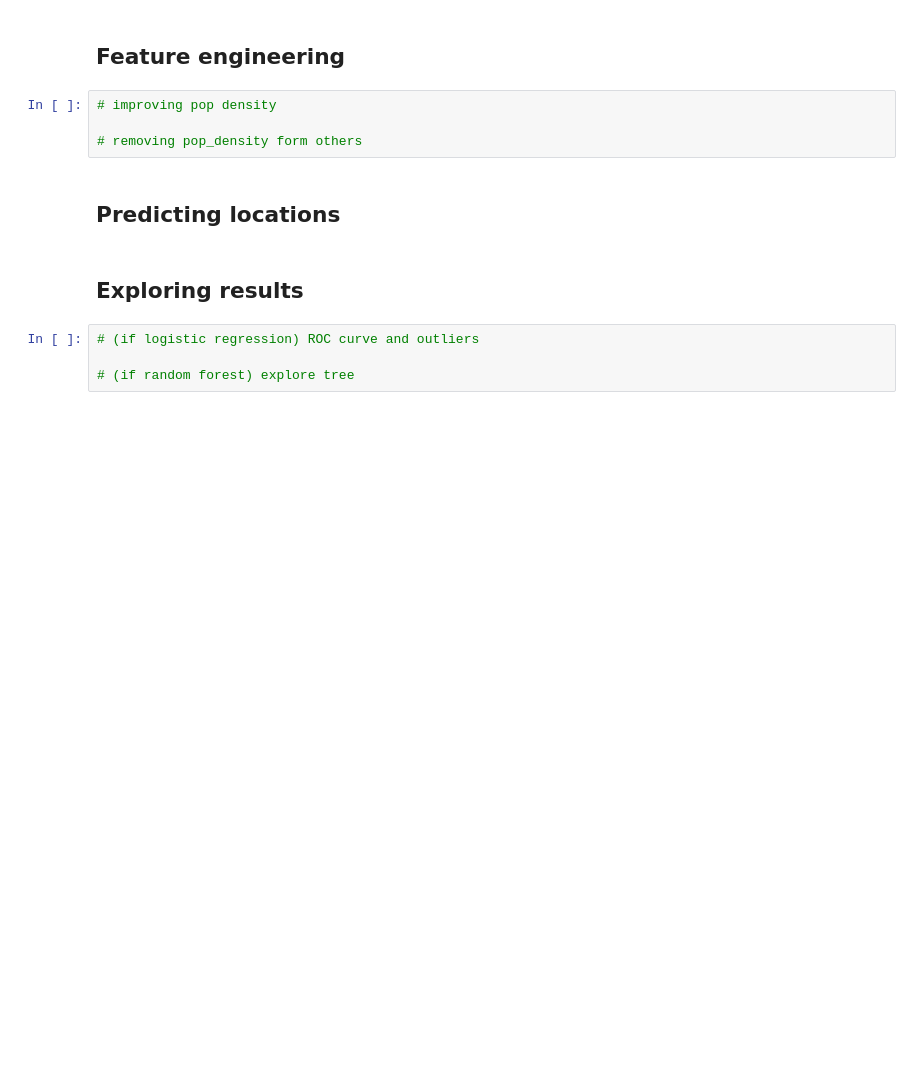
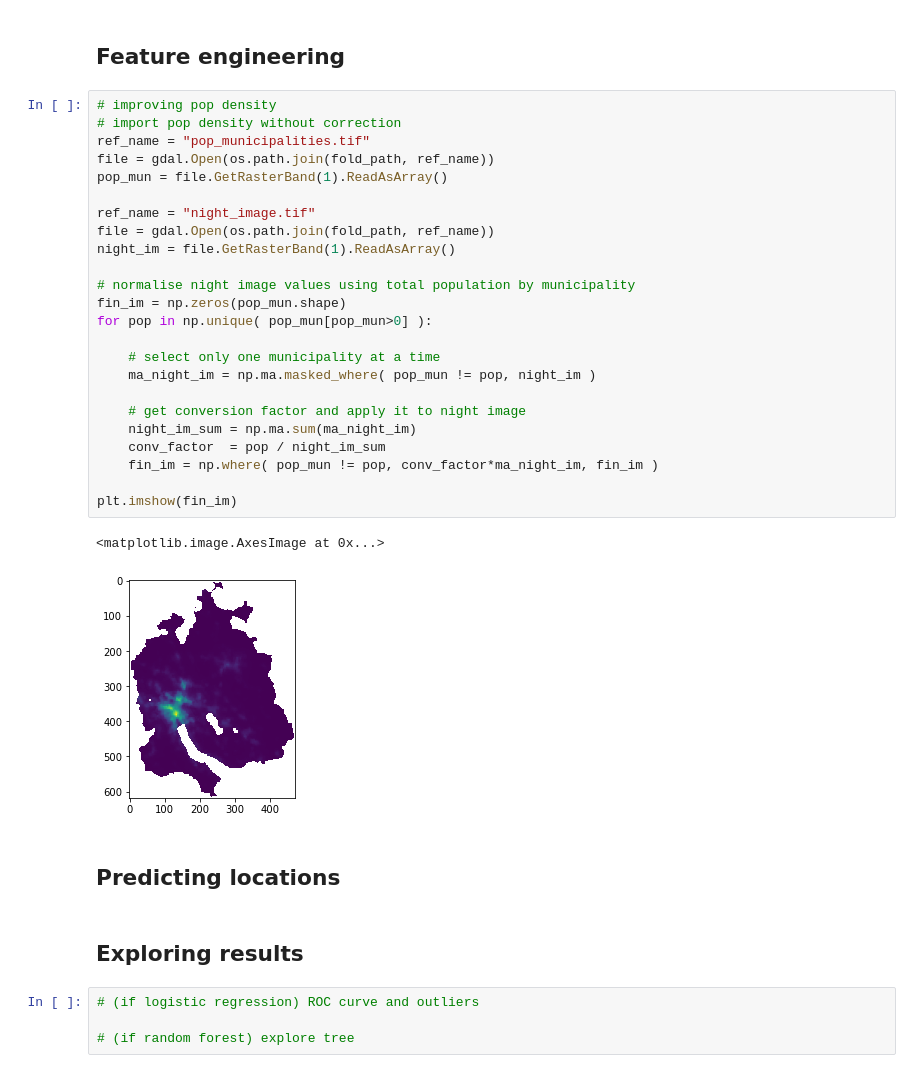
Before and after one commit to ciskoh/migros_branch_optimisation, a Jupyter notebook: notebooks/migros_notebook.ipynb, the cells around one changed output. Cells and saved outputs as stored; diff of their text form; blank space fills up the shorter version.

```diff
--- a/notebooks/migros_notebook.ipynb
+++ b/notebooks/migros_notebook.ipynb
@@ -104,9 +177,32 @@ print(a)
 # %% [markdown]
 ## Feature engineering
-# %%
-# improving pop density
-
-# removing pop_density form others
+# %%
+# improving pop density
+# import pop density without correction
+ref_name = "pop_municipalities.tif"
+file = gdal.Open(os.path.join(fold_path, ref_name))
+pop_mun = file.GetRasterBand(1).ReadAsArray()
+
+ref_name = "night_image.tif"
+file = gdal.Open(os.path.join(fold_path, ref_name))
+night_im = file.GetRasterBand(1).ReadAsArray()
+
+# normalise night image values using total population by municipality
+fin_im = np.zeros(pop_mun.shape)
+for pop in np.unique( pop_mun[pop_mun>0] ):
+
+    # select only one municipality at a time
+    ma_night_im = np.ma.masked_where( pop_mun != pop, night_im )
+
+    # get conversion factor and apply it to night image
+    night_im_sum = np.ma.sum(ma_night_im)
+    conv_factor  = pop / night_im_sum
+    fin_im = np.where( pop_mun != pop, conv_factor*ma_night_im, fin_im )
+
+plt.imshow(fin_im)
+# %% [output]
+<matplotlib.image.AxesImage at 0x...>
+[figure, added]
 # %% [markdown]
 ## Predicting locations
 # %% [markdown]
```
Also changed, not shown: parts of 10 cells of this notebook, 2 other files.
